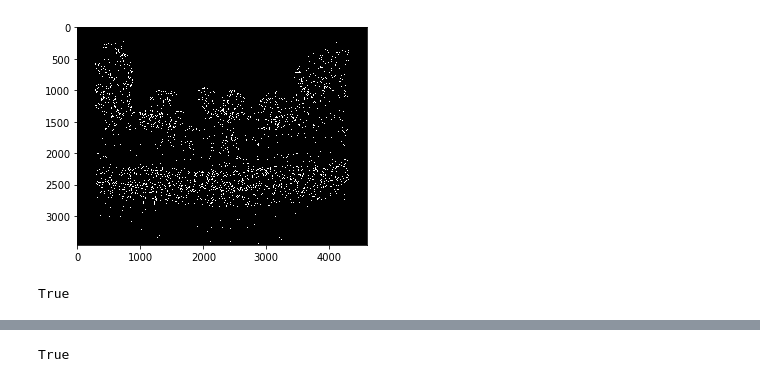
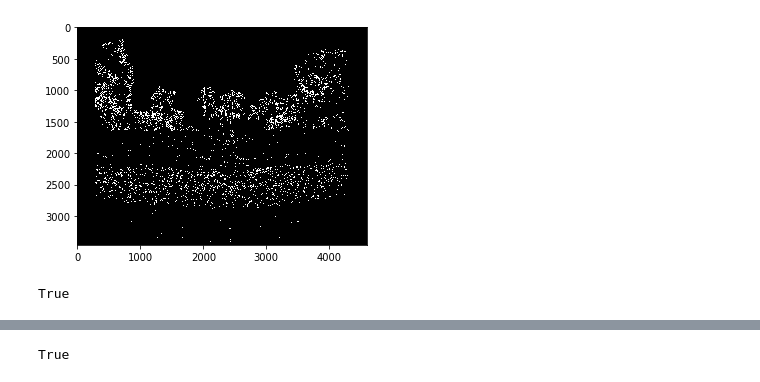
Before and after one commit to peter0749/Panorama, a Jupyter notebook: Panorama.ipynb, the cells around one changed output, grey strips where cells are left out. Saved outputs shown, nothing was run; the diff lists cells and outputs as text; code cells hidden in the pictures.

```diff
--- a/Panorama.ipynb
+++ b/Panorama.ipynb
@@ -255,0 +269,9 @@ image_list = image_list[:2]
+# %%
+clockwise = False
+image_list.sort(reverse=not clockwise) # FIXME
+# %%
+side_n = 1
+n_imgs = len(image_list)
+n_imgs_half = n_imgs // 2
+image_list = image_list[-side_n:] + image_list[:side_n+1]
+image_list
@@ -256,3 +282,5 @@ image_list = image_list[:2]
 # %%
 focal_length_pix = 421.3*8
 imgs = [ cylindrical_projection(cv2.imread(path), focal_length_pix) for path in image_list ]
+# %%
+blending_map = make_blending_map(imgs[0].shape[:2], focal_length_pix)
@@ -267,8 +300,9 @@ response_map = []
 for img in imgs:
     gray = cv2.cvtColor(img, cv2.COLOR_BGR2GRAY)
     R = harris_response(gray)
+    R[blending_map<=0] = 0.0
     response_map.append(R)
-    coord = detect_corner(R, num_peaks=2000, radius=20, threshold=10000000)
+    coord = detect_corner(R, num_peaks=1000, radius=20, threshold=10000000)
     new_coord = []
     new_feat  = []
     # compute sift feature
@@ -294,7 +328,7 @@ plt.show()
 # %%
-plt.imshow(np.where(response_map[0]>10000000, 255, 0), cmap='gray')
+plt.imshow(np.where(response_map[0]>30000000, 255, 0), cmap='gray')
 plt.show()
-cv2.imwrite('test.png', np.where(response_map[0]>10000000, 255, 0))
+cv2.imwrite('test.png', np.where(response_map[0]>30000000, 255, 0))
 # %% [output]
-[figure, old version]
+[figure, new version]
 True
```
Also changed, not shown: parts of 34 cells of this notebook.
